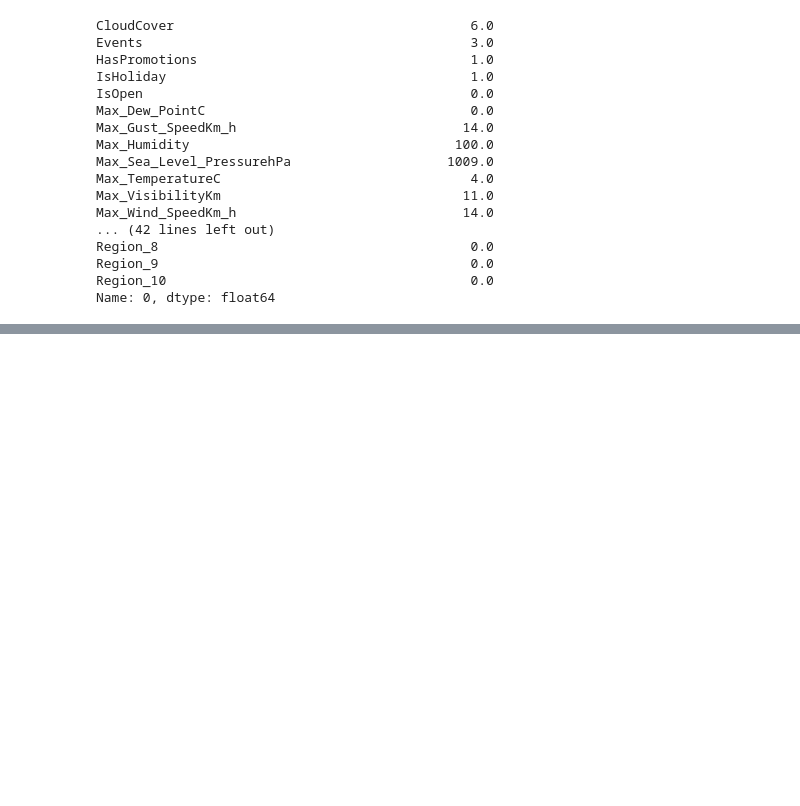
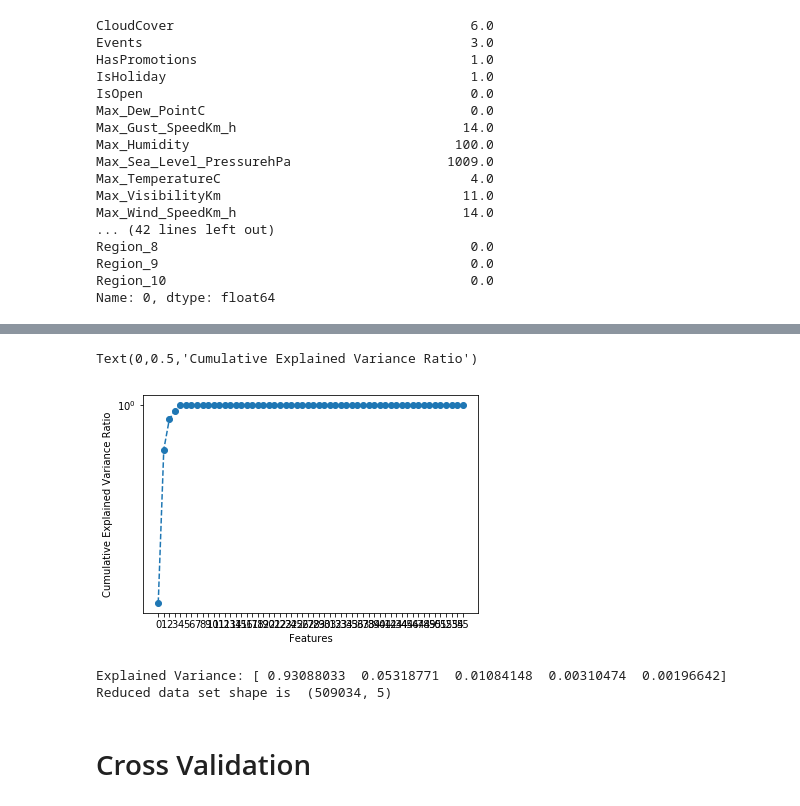
Before and after one commit to NGervasoni/DMTM-bip-challenge, a Jupyter notebook: Preprocessing.ipynb, the cells around one changed output, grey strips where cells are left out. Cells and saved outputs as stored; diff of their text form; code cells hidden in the pictures; blank space fills up the shorter version.

```diff
--- a/Preprocessing.ipynb
+++ b/Preprocessing.ipynb
@@ -356,0 +369,21 @@ X_selected_features_forest.shape
+# %%
+#Looking for a knee on the plot
+plt.semilogy(full_fitted_model.explained_variance_ratio_.cumsum(), '--o');
+plt.xticks(np.arange(0,56,1));
+plt.xlabel("Features")
+plt.ylabel("Cumulative Explained Variance Ratio")
+# %% [output]
+Text(0,0.5,'Cumulative Explained Variance Ratio')
+[figure, added]
+# %%
+# getting Principal (n) Components and reducing the dataset
+feature_selection_pca_model = PCA(n_components=5)
+fitted_model = feature_selection_pca_model.fit(X)
+X_selected_features_pca = fitted_model.transform(X)
+print("Explained Variance: %s" % fitted_model.explained_variance_ratio_)
+print("Reduced data set shape is ", X_selected_features_pca.shape)
+# %% [output]
+Explained Variance: [ 0.93088033  0.05318771  0.01084148  0.00310474  0.00196642]
+Reduced data set shape is  (509034, 5)
+# %% [markdown]
+# Cross Validation
```
Also changed, not shown: parts of 20 cells of this notebook.
